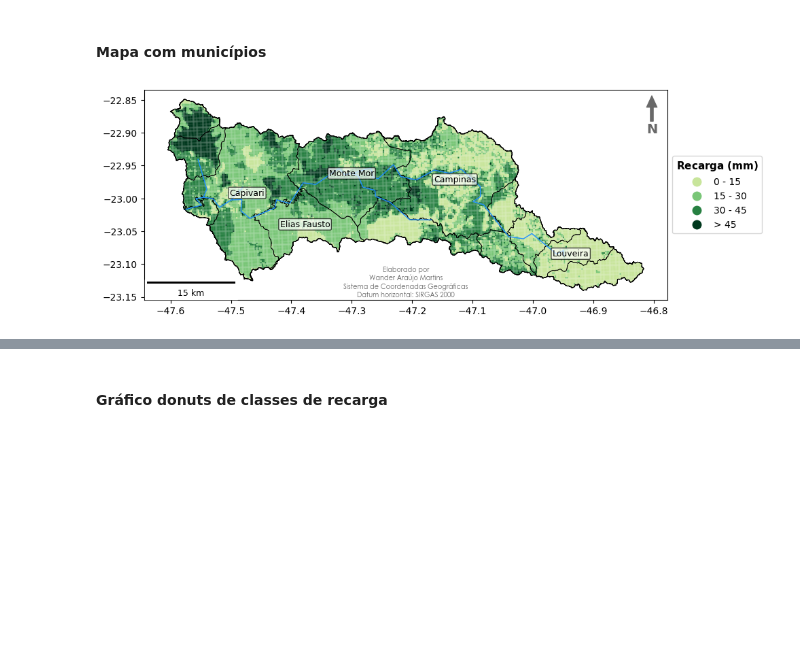
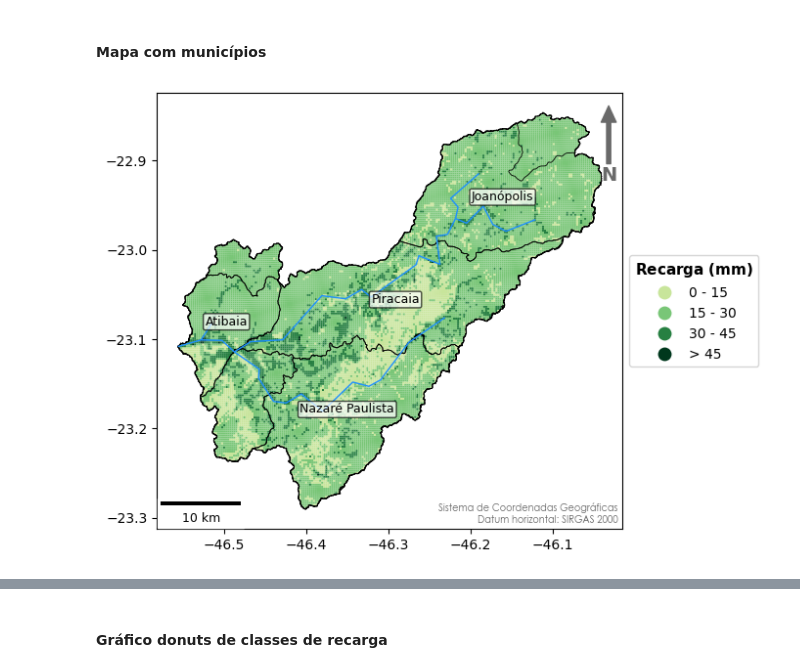
Before and after one commit to wanderam/codigos-modelagem-hidro, a Jupyter notebook: analise_recarga_modflow.ipynb, the cells around one changed output, grey strips where cells are left out. Cells and saved outputs as stored; diff of their text form; code cells hidden in the pictures; blank space fills up the shorter version.

```diff
--- a/analise_recarga_modflow.ipynb
+++ b/analise_recarga_modflow.ipynb
@@ -22,9 +23,9 @@ pd.options.mode.chained_assignment = None    # default='warn'  --> opção None
 # %%
 #Diretório para leitura de arquivos e salvamento de resultados
 
-# bacia = 'atibaia_cabeceira'
+bacia = 'atibaia_cabeceira'
 # bacia = 'camanducaia'
-bacia = 'capivari'
+# bacia = 'capivari'
 # bacia = 'corumbatai'
 # bacia = 'jundiai'
 
@@ -577,39 +569,42 @@ muni_selecionados.apply(lambda x: ax.annotate(text=x['NM_MUN'], xy=x.geometry.ce
 #Seta do Norte
 x, y, arrow_length = 0.97, 0.97, 0.16
 ax.annotate('N', xy=(x, y), xytext=(x, y-arrow_length),
             arrowprops=dict(facecolor='dimgray', edgecolor='dimgray', width=3, headwidth=11),
             ha='center', va='center', fontsize=14, color='dimgray', weight='bold',
             xycoords=ax.transAxes)
 
 #Escala cartográfica
 scalebar = ScaleBar(distance_meters, location='lower left', font_properties={'size': 9})
 ax.add_artist(scalebar)
 
 #Textos no mapa
-# plt.text(0.99, 0.01, 'Sistema de Coordenadas Geográficas\nDatum horizontal: SIRGAS 2000', transform=ax.transAxes, va='bottom', ha='right', color='k', fontsize=7, fontweight='light', fontname='Century Gothic', alpha=0.6)
-plt.text(0.5, 0.01, 'Sistema de Coordenadas Geográficas\nDatum horizontal: SIRGAS 2000', transform=ax.transAxes, va='bottom', ha='center', color='k', fontsize=7, fontweight='light', fontname='Century Gothic', alpha=0.6)
+plt.text(0.99, 0.01, 'Sistema de Coordenadas Geográficas\nDatum horizontal: SIRGAS 2000', transform=ax.transAxes, va='bottom', ha='right', color='k', fontsize=7, fontweight='light', fontname='Century Gothic', alpha=0.6)
+# plt.text(0.5, 0.01, 'Sistema de Coordenadas Geográficas\nDatum horizontal: SIRGAS 2000', transform=ax.transAxes, va='bottom', ha='center', color='k', fontsize=7, fontweight='light', fontname='Century Gothic', alpha=0.6)
 
 # plt.text(0.99, 0.09, 'Elaborado por\nWander Araújo Martins', transform=ax.transAxes, va='bottom', ha='right', color='k', fontsize=7, fontweight='light', fontname='Century Gothic', alpha=0.6)
-plt.text(0.5, 0.09, 'Elaborado por\nWander Araújo Martins', transform=ax.transAxes, va='bottom', ha='center', color='k', fontsize=7, fontweight='light', fontname='Century Gothic', alpha=0.6)
+# plt.text(0.5, 0.09, 'Elaborado por\nWander Araújo Martins', transform=ax.transAxes, va='bottom', ha='center', color='k', fontsize=7, fontweight='light', fontname='Century Gothic', alpha=0.6)
 
 
 ##################################################
 #Anotações de sub-bacia Jundiaí-Mirim e Serra do Japi no mapa
+
 # arrowprops = dict(arrowstyle='->', color='k', lw=0.7, ls='--')
 # color, size, fontweight, fontname, alpha = 'k', 10, 'light', 'Century Gothic', 1.0
 
 # ax.annotate(text='Sub-bacia\nJundiaí-Mirim', xy=(0.65, 0.7), xytext=(0.65, 0.92), xycoords=ax.transAxes, color=color, size=size, fontweight=fontweight, fontname=fontname, alpha=alpha, va='center', ha='center', arrowprops=arrowprops)
 # ax.annotate(text='Serra do\nJapi', xy=(0.48, 0.33), xytext=(0.55, 0.08), xycoords=ax.transAxes, color=color, size=size, fontweight=fontweight, fontname=fontname, alpha=alpha, va='center', ha='center', arrowprops=arrowprops)
 ##################################################
 
-#Salvando o mapa
+#Salvando o mapa --> Tese
 plt.savefig(results_path + 'mapa_rec_modflow_cm.png', facecolor='w', bbox_inches='tight', dpi=300)
-plt.savefig('C:/app_vazao/pages/recharge_maps/rch_map_' + f'{bacia}' + '.png', facecolor='w', bbox_inches='tight', dpi=300)
+
+#Salvando o mapa --> App
+# plt.savefig('C:/app_vazao/pages/recharge_maps/rch_map_' + f'{bacia}' + '.png', facecolor='w', bbox_inches='tight', dpi=300)
 
 #Visualizando o mapa
 plt.show()
 # %% [output]
-[figure, old version]
+[figure, new version]
 # %%
 rch_modflow['mean'].describe()
 # %% [output]
```
Also changed, not shown: parts of 60 cells of this notebook, 4 other files.
